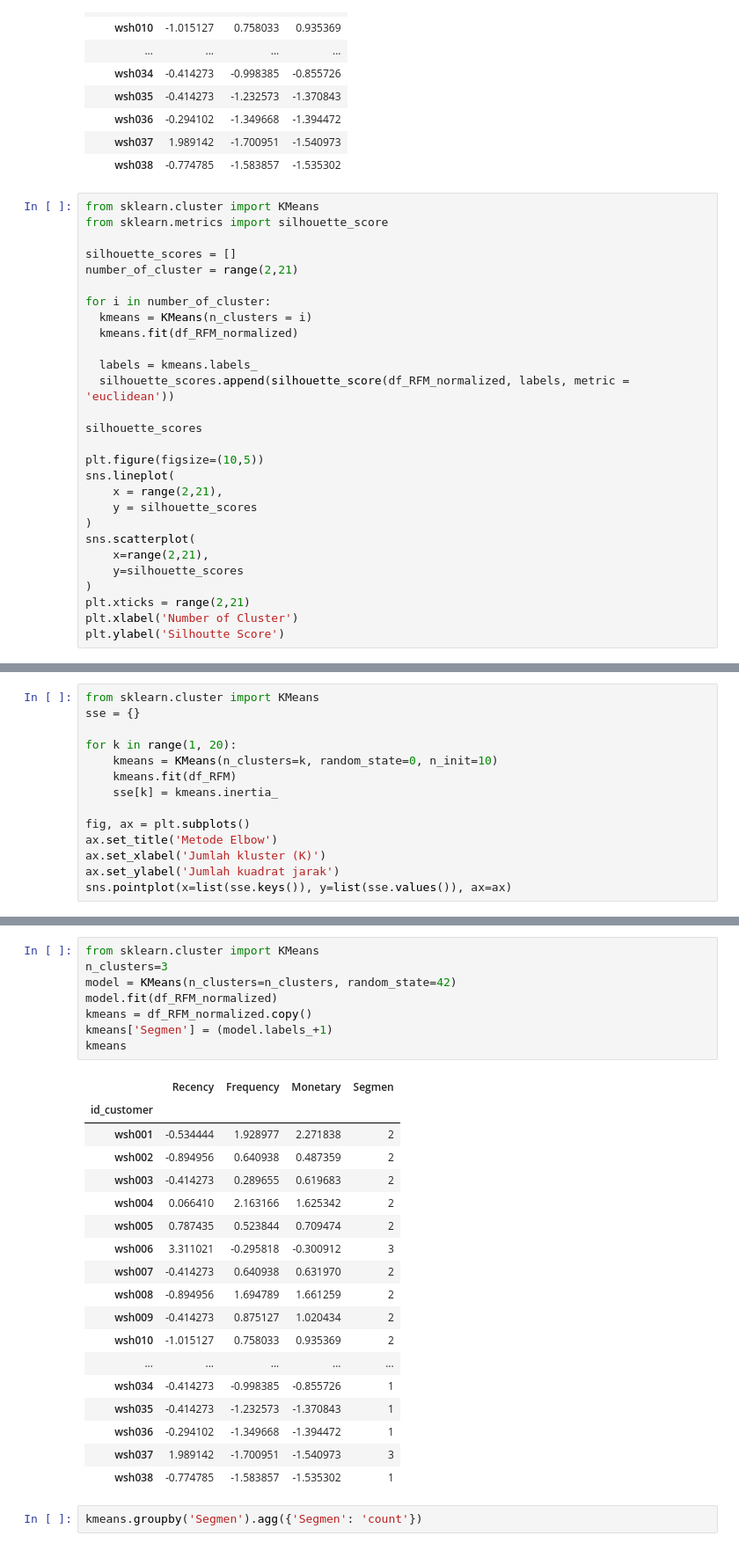
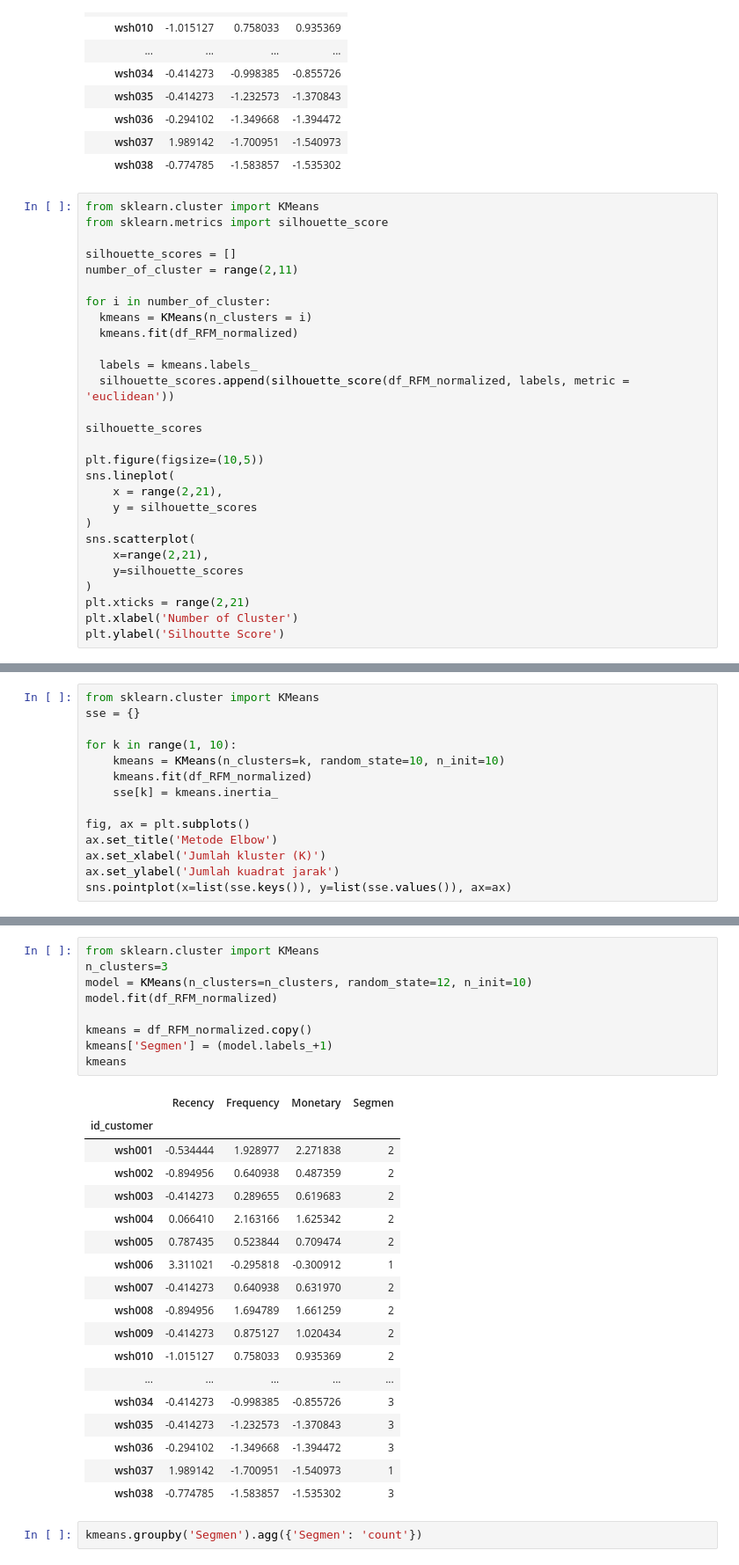
Before and after one commit to handriszaar11/tugasakhir, a Jupyter notebook: segmentation.ipynb, the cells around one changed output, grey strips where cells are left out. Shown at 88% size. Cells and saved outputs as stored; diff of their text form.

```diff
--- a/segmentation.ipynb
+++ b/segmentation.ipynb
@@ -324,7 +324,7 @@ from sklearn.cluster import KMeans
 from sklearn.metrics import silhouette_score
 
 silhouette_scores = []
-number_of_cluster = range(2,21)
+number_of_cluster = range(2,11)
 
 for i in number_of_cluster:
   kmeans = KMeans(n_clusters = i)
@@ -354,9 +354,9 @@ Text(0, 0.5, 'Silhoutte Score')
 from sklearn.cluster import KMeans
 sse = {}
 
-for k in range(1, 20):
-    kmeans = KMeans(n_clusters=k, random_state=0, n_init=10)
-    kmeans.fit(df_RFM)
+for k in range(1, 10):
+    kmeans = KMeans(n_clusters=k, random_state=10, n_init=10)
+    kmeans.fit(df_RFM_normalized)
     sse[k] = kmeans.inertia_
 
 fig, ax = plt.subplots()
@@ -370,30 +491,31 @@ sns.pointplot(x=list(sse.keys()), y=list(sse.values()), ax=ax)
 # %%
 from sklearn.cluster import KMeans
 n_clusters=3
-model = KMeans(n_clusters=n_clusters, random_state=42)
+model = KMeans(n_clusters=n_clusters, random_state=12, n_init=10)
 model.fit(df_RFM_normalized)
+
 kmeans = df_RFM_normalized.copy()
 kmeans['Segmen'] = (model.labels_+1)
 kmeans
 # %% [output]
 |  | Recency | Frequency | Monetary | Segmen |
 | id_customer |  |  |  |  |
 | wsh001 | -0.534444 | 1.928977 | 2.271838 | 2 |
 | wsh002 | -0.894956 | 0.640938 | 0.487359 | 2 |
 | wsh003 | -0.414273 | 0.289655 | 0.619683 | 2 |
 | wsh004 | 0.066410 | 2.163166 | 1.625342 | 2 |
 | wsh005 | 0.787435 | 0.523844 | 0.709474 | 2 |
-| wsh006 | 3.311021 | -0.295818 | -0.300912 | 3 |
+| wsh006 | 3.311021 | -0.295818 | -0.300912 | 1 |
 | wsh007 | -0.414273 | 0.640938 | 0.631970 | 2 |
 | wsh008 | -0.894956 | 1.694789 | 1.661259 | 2 |
 | wsh009 | -0.414273 | 0.875127 | 1.020434 | 2 |
 | wsh010 | -1.015127 | 0.758033 | 0.935369 | 2 |
 | ... | ... | ... | ... | ... |
-| wsh034 | -0.414273 | -0.998385 | -0.855726 | 1 |
-| wsh035 | -0.414273 | -1.232573 | -1.370843 | 1 |
-| wsh036 | -0.294102 | -1.349668 | -1.394472 | 1 |
-| wsh037 | 1.989142 | -1.700951 | -1.540973 | 3 |
-| wsh038 | -0.774785 | -1.583857 | -1.535302 | 1 |
+| wsh034 | -0.414273 | -0.998385 | -0.855726 | 3 |
+| wsh035 | -0.414273 | -1.232573 | -1.370843 | 3 |
+| wsh036 | -0.294102 | -1.349668 | -1.394472 | 3 |
+| wsh037 | 1.989142 | -1.700951 | -1.540973 | 1 |
+| wsh038 | -0.774785 | -1.583857 | -1.535302 | 3 |
 # %%
 kmeans.groupby('Segmen').agg({'Segmen': 'count'})
 # %% [output]
```
Also changed, not shown: parts of 4 cells of this notebook, 6 other files.
